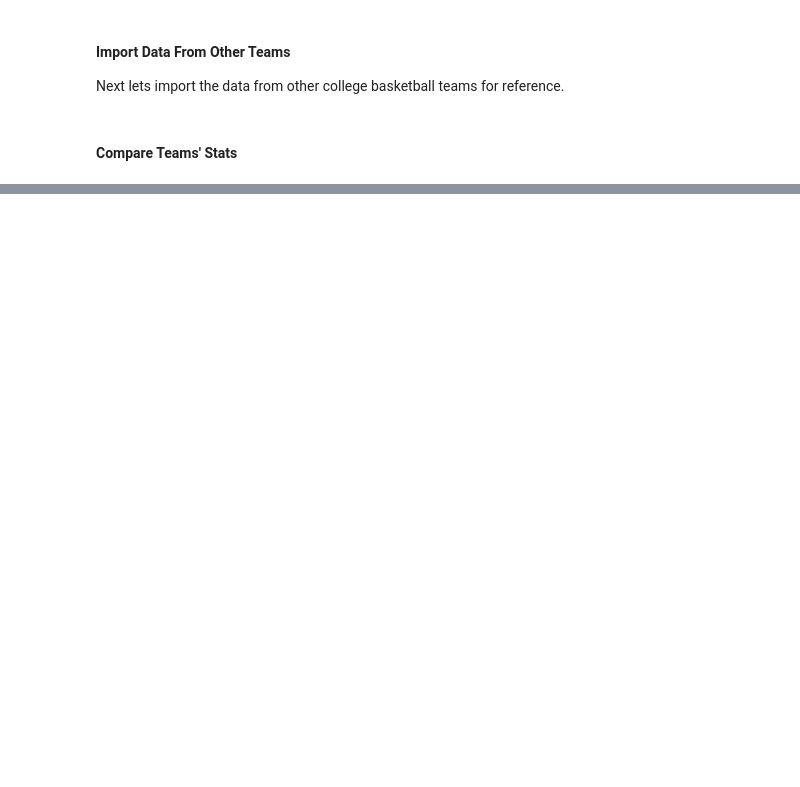
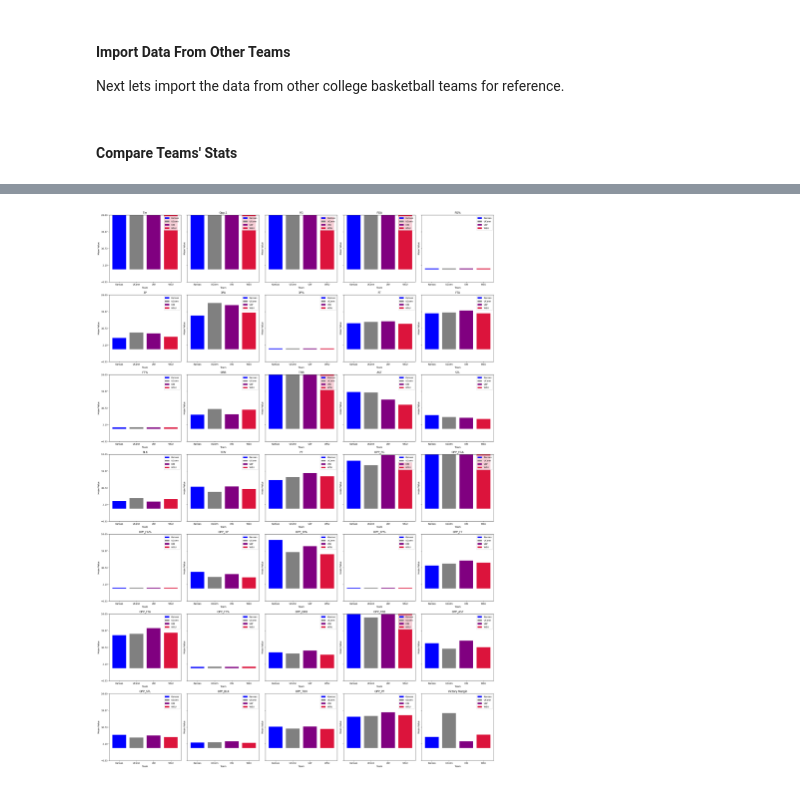
Before and after one commit to PrelaunchZeus2/Coug-Bball, a Jupyter notebook: Coug_BasketBall.ipynb, the cells around one changed output, grey strips where cells are left out. Saved outputs shown, nothing was run; the diff lists cells and outputs as text; code cells hidden in the pictures; blank space fills up the shorter version.

```diff
--- a/Coug_BasketBall.ipynb
+++ b/Coug_BasketBall.ipynb
@@ -219,0 +295,48 @@ plt.show()
+# %%
+# Categories for stats
+categories = summary_df.columns[1:]
+teams = summary_df['Team'].unique()
+num_categories = len(categories)
+
+# Calculate number of rows needed for subplot grid with wrapping after every 5 charts
+num_cols = 5
+num_rows = int(np.ceil(num_categories / num_cols))
+
+# Set up the subplot grid
+fig, axes = plt.subplots(num_rows, num_cols, figsize=(5 * num_cols, 5 * num_rows), sharey=True)
+
+# Flatten the axes array for easy iteration
+axes = axes.flatten()
+
+# Iterate through each category and create a bar plot
+for i, category in enumerate(categories):
+    for j, team in enumerate(teams):
+        team_data = summary_df[summary_df['Team'] == team]
+        mean_value = team_data[category].mean()
+        axes[i].bar(team, mean_value, color=colors[j], label=team)
+
+    axes[i].set_title(category)
+    axes[i].set_xlabel('Team')
+    axes[i].set_ylabel('Mean Value')  # Set y-axis label for each subplot
+
+    # Calculate y-axis limits and ticks dynamically based on data range for each category
+    category_data = summary_df[category]
+    y_min = category_data.min() - 10
+    y_max = category_data.max() + 10
+    y_ticks = np.linspace(y_min, y_max, num=5)  # Adjust number of ticks as needed
+    axes[i].set_ylim(y_min, y_max)  # Set y-axis limits for each subplot
+    axes[i].set_yticks(y_ticks)  # Set y-axis ticks for each subplot
+
+    axes[i].legend()
+
+# Remove any unused subplots
+for k in range(num_categories, len(axes)):
+    fig.delaxes(axes[k])
+
+# Adjust layout
+plt.tight_layout()
+
+# Display the plot
+plt.show()
+# %% [output]
+[figure, added]
```
Also changed, not shown: parts of 9 cells of this notebook.
